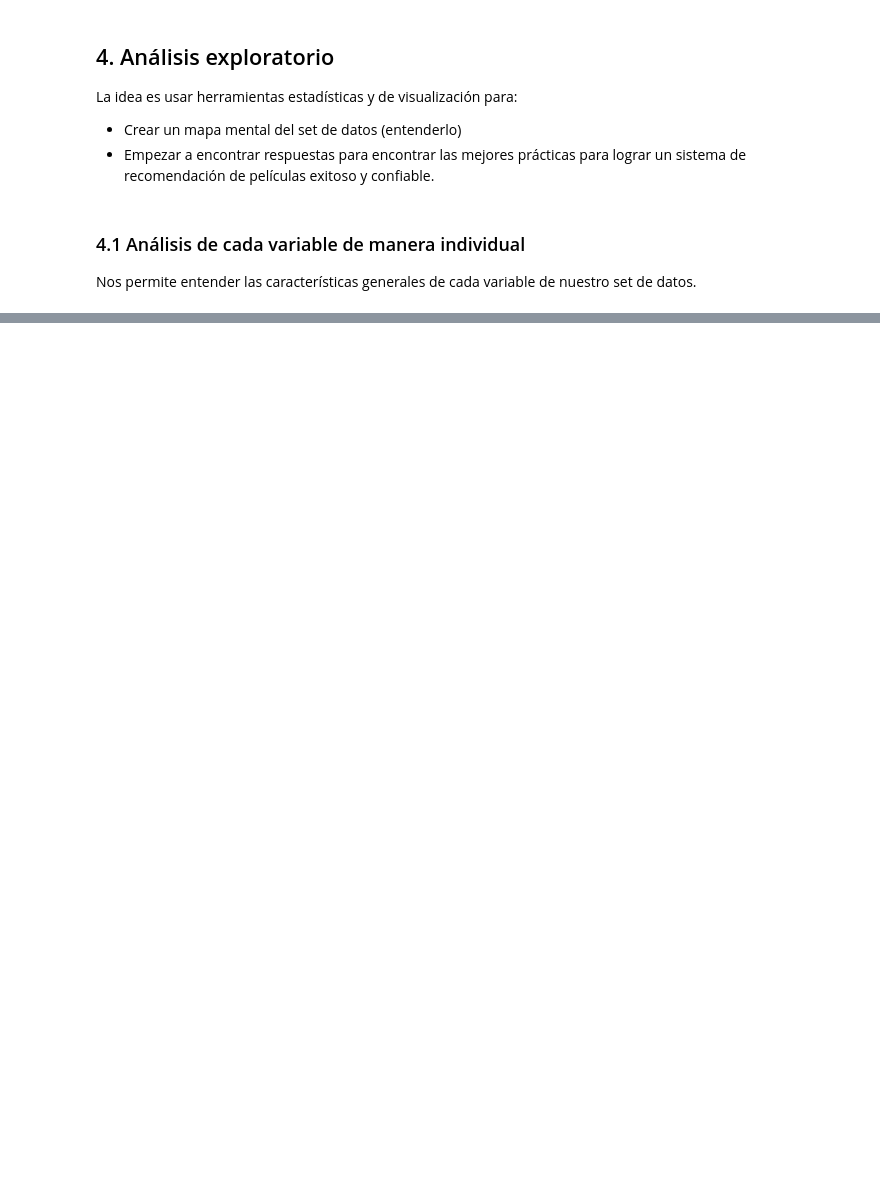
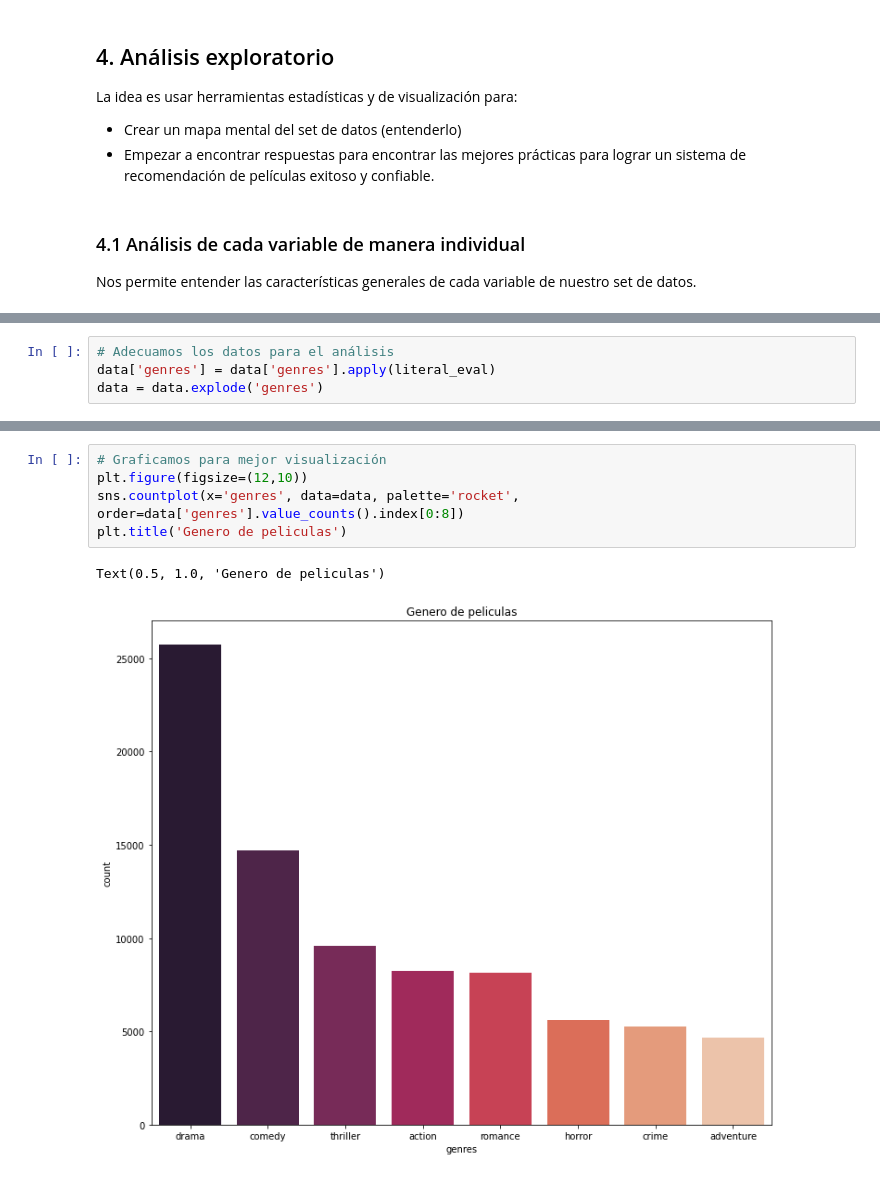
Before and after one commit to villarrealfx/PI-01-MLOps-Henry, a Jupyter notebook: EDA-(Exploratory-Data-Analysis-ML.ipynb, the cells around one changed output, grey strips where cells are left out. Saved outputs shown, nothing was run; the diff lists cells and outputs as text; blank space fills up the shorter version.

```diff
--- a/EDA-(Exploratory-Data-Analysis-ML.ipynb
+++ b/EDA-(Exploratory-Data-Analysis-ML.ipynb
@@ -196 +113,5 @@ movies['overview'] = movies['overview'].apply(lambda x:x.split())
+# %%
+# Adecuamos los datos para el análisis
+data['genres'] = data['genres'].apply(literal_eval)
+data = data.explode('genres')
 # %%
@@ -219,0 +150,8 @@ similarity = cosine_similarity(vector)
+# %%
+# Graficamos para mejor visualización
+plt.figure(figsize=(12,10))
+sns.countplot(x='genres', data=data, palette='rocket', order=data['genres'].value_counts().index[0:8])
+plt.title('Genero de peliculas')
+# %% [output]
+Text(0.5, 1.0, 'Genero de peliculas')
+[figure, added]
```
Also changed, not shown: parts of 36 cells of this notebook, 4 other files.
